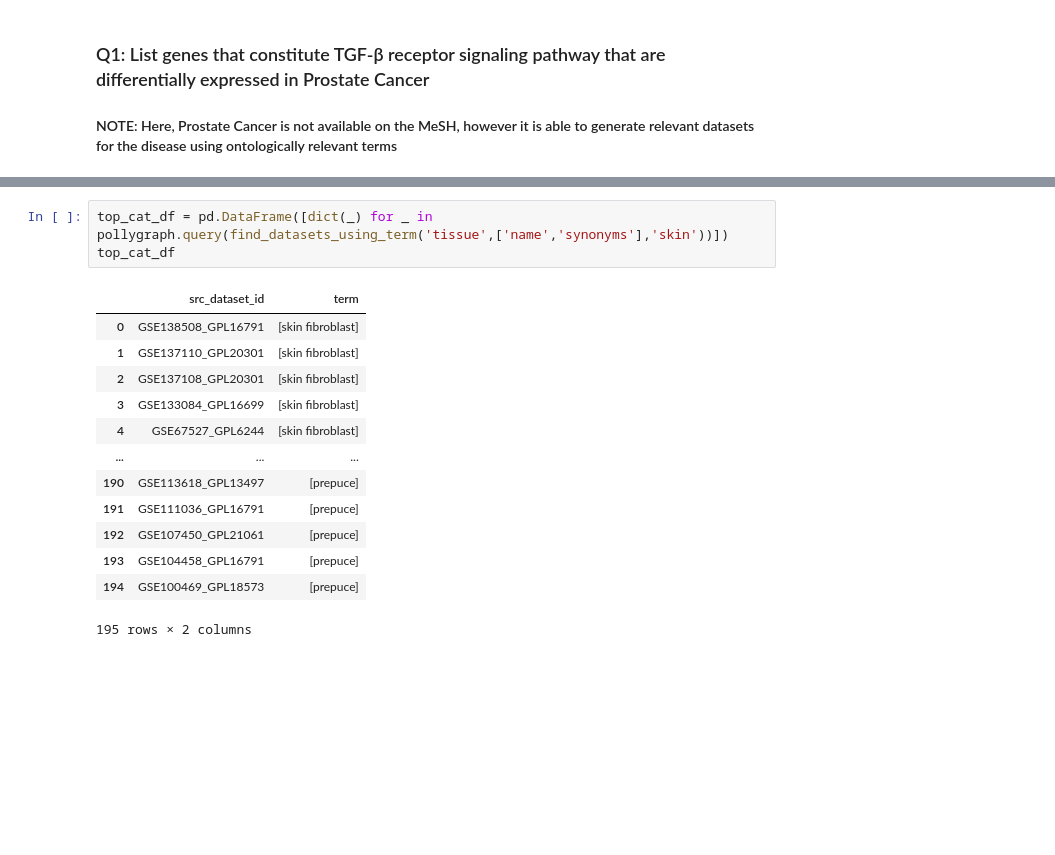
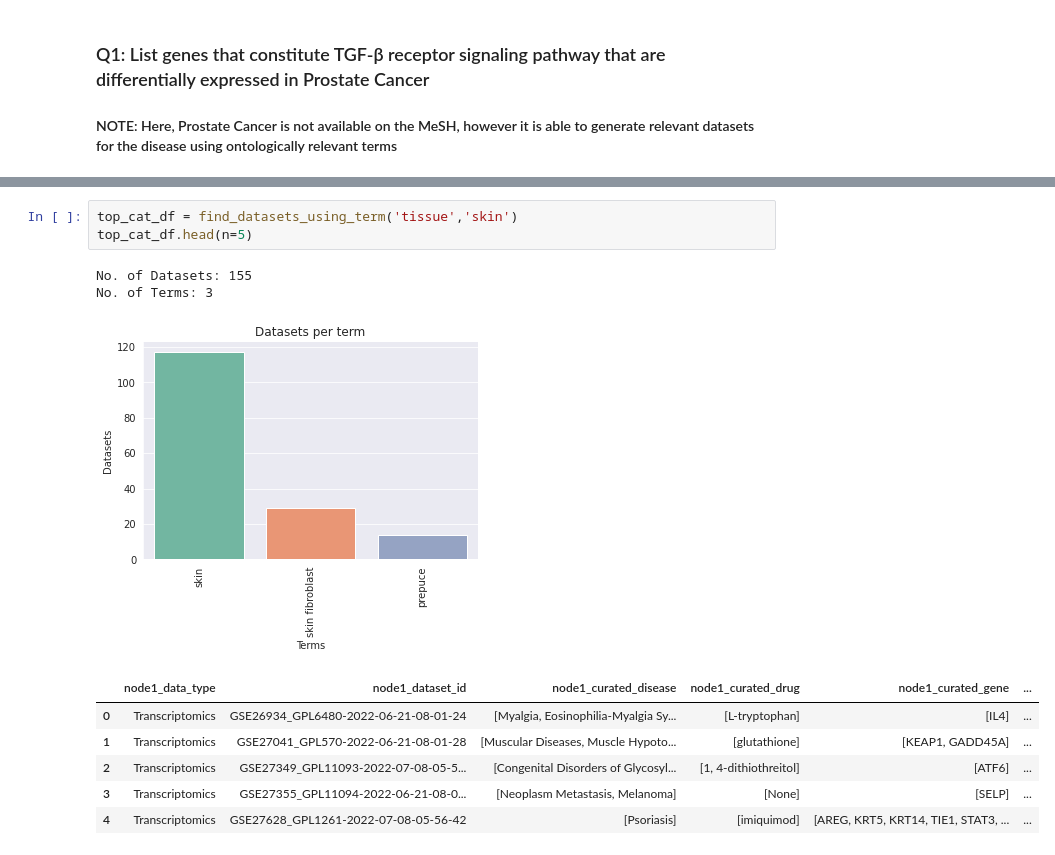
Before and after one commit to ElucidataInc/polly-python, a Jupyter notebook: Discover/pollygraph/Search_KG.ipynb, the cells around one changed output, grey strips where cells are left out. Drawn from its saved outputs; the diff is of its cells as text; blank space fills up the shorter version.

```diff
--- a/Discover/pollygraph/Search_KG.ipynb
+++ b/Discover/pollygraph/Search_KG.ipynb
@@ -197,18 +247,14 @@ top_cat_df
 # %%
-top_cat_df = pd.DataFrame([dict(_) for _ in pollygraph.query(find_datasets_using_term('tissue',['name','synonyms'],'skin'))])
-top_cat_df
+top_cat_df = find_datasets_using_term('tissue','skin')
+top_cat_df.head(n=5)
 # %% [output]
+No. of Datasets: 155
+No. of Terms: 3
+[figure, added]
-|  | src_dataset_id | term |
-| 0 | GSE138508_GPL16791 | [skin fibroblast] |
-| 1 | GSE137110_GPL20301 | [skin fibroblast] |
-| 2 | GSE137108_GPL20301 | [skin fibroblast] |
-| 3 | GSE133084_GPL16699 | [skin fibroblast] |
-| 4 | GSE67527_GPL6244 | [skin fibroblast] |
-| ... | ... | ... |
-| 190 | GSE113618_GPL13497 | [prepuce] |
-| 191 | GSE111036_GPL16791 | [prepuce] |
-| 192 | GSE107450_GPL21061 | [prepuce] |
-| 193 | GSE104458_GPL16791 | [prepuce] |
-| 194 | GSE100469_GPL18573 | [prepuce] |
+|  | node1_data_type | node1_dataset_id | node1_curated_disease | node1_curated_drug | node1_curated_gene | ... |
+| 0 | Transcriptomics | GSE26934_GPL6480-2022-06-21-08-01-24 | [Myalgia, Eosinophilia-Myalgia Sy... | [L-tryptophan] | [IL4] | ... |
+| 1 | Transcriptomics | GSE27041_GPL570-2022-06-21-08-01-28 | [Muscular Diseases, Muscle Hypoto... | [glutathione] | [KEAP1, GADD45A] | ... |
+| 2 | Transcriptomics | GSE27349_GPL11093-2022-07-08-05-5... | [Congenital Disorders of Glycosyl... | [1, 4-dithiothreitol] | [ATF6] | ... |
+| 3 | Transcriptomics | GSE27355_GPL11094-2022-06-21-08-0... | [Neoplasm Metastasis, Melanoma] | [None] | [SELP] | ... |
+| 4 | Transcriptomics | GSE27628_GPL1261-2022-07-08-05-56-42 | [Psoriasis] | [imiquimod] | [AREG, KRT5, KRT14, TIE1, STAT3, ... | ... |
-195 rows × 2 columns
 # %%
```
Also changed, not shown: parts of 28 cells of this notebook.
